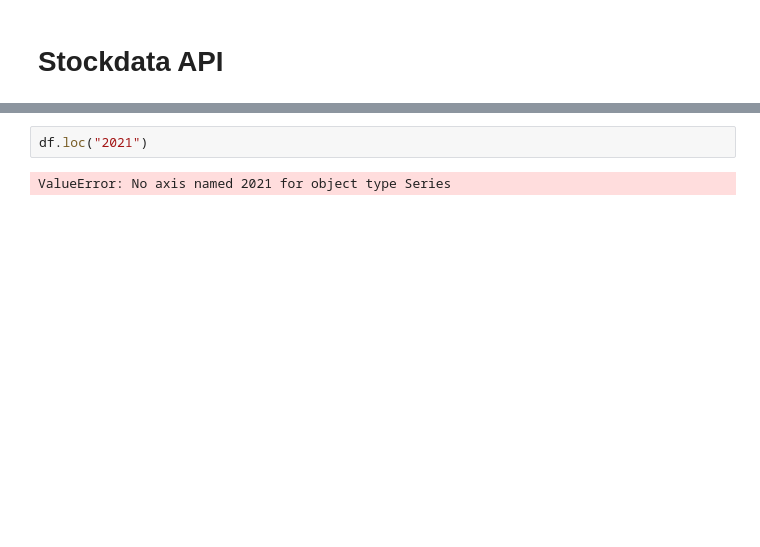
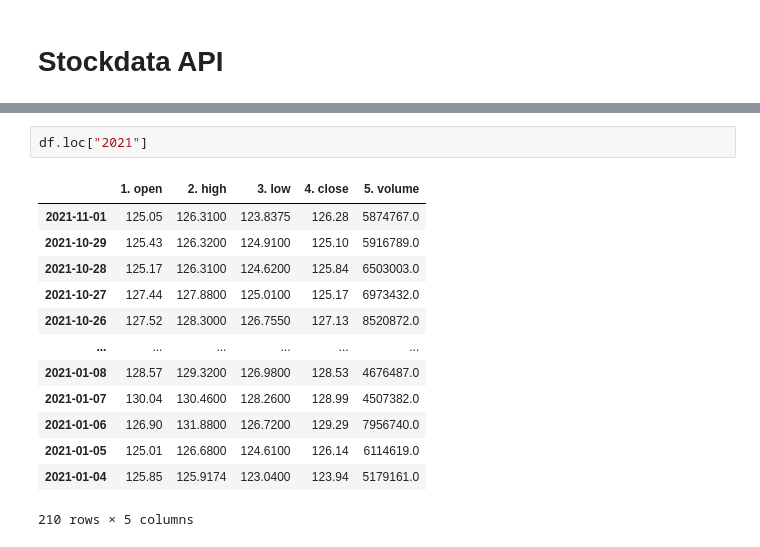
Before and after one commit to AmalDerbali/Databehandling_AmalDerbali, a Jupyter notebook: Code_alongs/L4.1_stockdata_api.ipynb, the cells around one changed output, grey strips where cells are left out. Drawn from its saved outputs; the diff is of its cells as text; blank space fills up the shorter version.

```diff
--- a/Code_alongs/L4.1_stockdata_api.ipynb
+++ b/Code_alongs/L4.1_stockdata_api.ipynb
@@ -36,7 +91,19 @@ object
 # %%
-df.loc("2021")
+df.loc["2021"]
 # %% [output]
+|  | 1. open | 2. high | 3. low | 4. close | 5. volume |
+| 2021-11-01 | 125.05 | 126.3100 | 123.8375 | 126.28 | 5874767.0 |
+| 2021-10-29 | 125.43 | 126.3200 | 124.9100 | 125.10 | 5916789.0 |
+| 2021-10-28 | 125.17 | 126.3100 | 124.6200 | 125.84 | 6503003.0 |
+| 2021-10-27 | 127.44 | 127.8800 | 125.0100 | 125.17 | 6973432.0 |
+| 2021-10-26 | 127.52 | 128.3000 | 126.7550 | 127.13 | 8520872.0 |
+| ... | ... | ... | ... | ... | ... |
+| 2021-01-08 | 128.57 | 129.3200 | 126.9800 | 128.53 | 4676487.0 |
+| 2021-01-07 | 130.04 | 130.4600 | 128.2600 | 128.99 | 4507382.0 |
+| 2021-01-06 | 126.90 | 131.8800 | 126.7200 | 129.29 | 7956740.0 |
+| 2021-01-05 | 125.01 | 126.6800 | 124.6100 | 126.14 | 6114619.0 |
+| 2021-01-04 | 125.85 | 125.9174 | 123.0400 | 123.94 | 5179161.0 |
-ValueError: No axis named 2021 for object type Series
+210 rows × 5 columns
 # %%
 df.loc["2021-10-20":"2021-10-29"]
 # %% [output]
```
Also changed, not shown: parts of 14 cells of this notebook, 1 other file.
